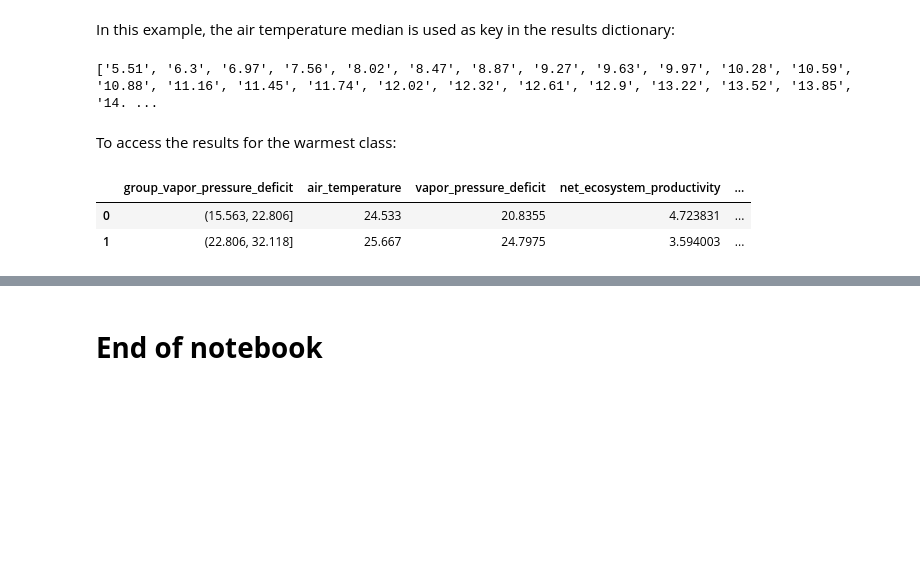
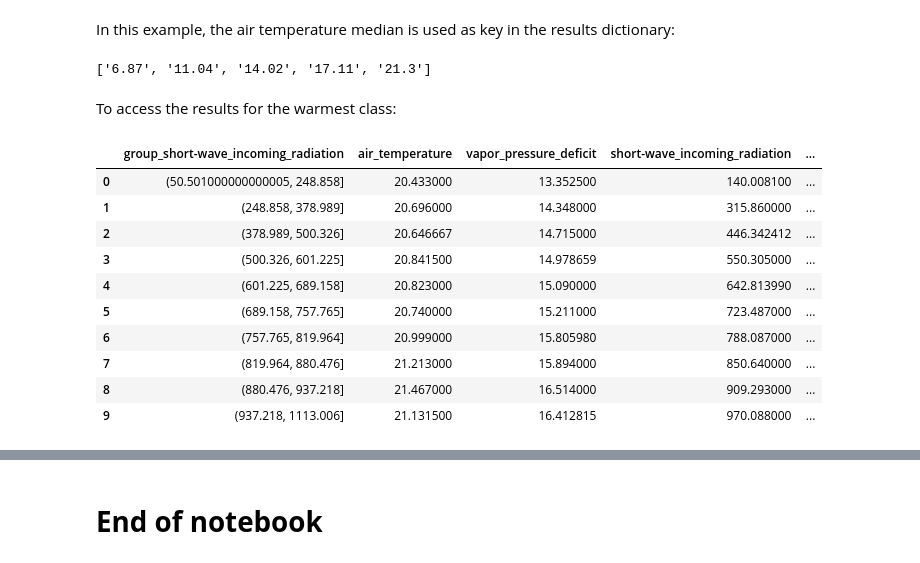
Before and after one commit to holukas/diive, a Jupyter notebook: notebooks/Analyses/DecouplingSortingBins.ipynb, the cells around one changed output, grey strips where cells are left out. Cells and saved outputs as stored; diff of their text form; code cells hidden in the pictures; blank space fills up the shorter version.

```diff
--- a/notebooks/Analyses/DecouplingSortingBins.ipynb
+++ b/notebooks/Analyses/DecouplingSortingBins.ipynb
@@ -51,27 +48,24 @@ df = load_exampledata_parquet()
 df = df.loc[(df.index.month >= 6) & (df.index.month <= 9)].copy()
 
 # Keep daytime data (radiation > 50 W m-2) and data when air temperatures was > 5°C
-daytime_locs = (df[swin_col] > 50) & (df[ta_col] > 5)
+daytime_locs = (df[swin_col] > 50) & (df[ta_col] > 0)
 df = df[daytime_locs].copy()
 
 # Rename variables
 rename_dict = {
     ta_col: 'air_temperature',
     vpd_col: 'vapor_pressure_deficit',
-    nee_col: 'net_ecosystem_productivity'
+    swin_col: 'short-wave_incoming_radiation'
 }
 df = df.rename(columns=rename_dict, inplace=False)
 
 # Use new column names
 ta_col = 'air_temperature'
 vpd_col = 'vapor_pressure_deficit'
-nee_col = 'net_ecosystem_productivity'
-
-# Convert NEE to NEP
-df[nee_col] = df[nee_col].multiply(-1)
+swin_col = 'short-wave_incoming_radiation'
 
 # Make subset
-df = df[[ta_col, vpd_col, nee_col]].copy()
+df = df[[ta_col, vpd_col, swin_col]].copy()
 
 df
 # %% [output]
@@ -97,10 +91,10 @@ Loaded .parquet file L:\Sync\luhk_work\20 - CODING\21 - DIIVE\diive\diive\config
 # %%
 sbm = SortingBinsMethod(df=df,
                         var1_col=ta_col,
-                        var2_col=vpd_col,
-                        var3_col=nee_col,
-                        n_bins_var1=48,
-                        n_subbins_var2=2,
+                        var2_col=swin_col,
+                        var3_col=vpd_col,
+                        n_bins_var1=5,
+                        n_subbins_var2=10,
                         convert_to_percentiles=False)
 sbm.calcbins()
 # %%
@@ -119,15 +113,23 @@ for group_key, group_df in binmedians.items():
     keys.append(group_key)
 print(keys, end=" ")
 # %% [output]
-['5.51', '6.3', '6.97', '7.56', '8.02', '8.47', '8.87', '9.27', '9.63', '9.97', '10.28', '10.59', '10.88', '11.16', '11.45', '11.74', '12.02', '12.32', '12.61', '12.9', '13.22', '13.52', '13.85', '14. ...
+['6.87', '11.04', '14.02', '17.11', '21.3']
 # %% [markdown]
 To access the results for the warmest class:
 # %%
-binmedians['25.21']
+binmedians['21.3']
 # %% [output]
-|  | group_vapor_pressure_deficit | air_temperature | vapor_pressure_deficit | net_ecosystem_productivity | ... |
-| 0 | (15.563, 22.806] | 24.533 | 20.8355 | 4.723831 | ... |
-| 1 | (22.806, 32.118] | 25.667 | 24.7975 | 3.594003 | ... |
+|  | group_short-wave_incoming_radiation | air_temperature | vapor_pressure_deficit | short-wave_incoming_radiation | ... |
+| 0 | (50.501000000000005, 248.858] | 20.433000 | 13.352500 | 140.008100 | ... |
+| 1 | (248.858, 378.989] | 20.696000 | 14.348000 | 315.860000 | ... |
+| 2 | (378.989, 500.326] | 20.646667 | 14.715000 | 446.342412 | ... |
+| 3 | (500.326, 601.225] | 20.841500 | 14.978659 | 550.305000 | ... |
+| 4 | (601.225, 689.158] | 20.823000 | 15.090000 | 642.813990 | ... |
+| 5 | (689.158, 757.765] | 20.740000 | 15.211000 | 723.487000 | ... |
+| 6 | (757.765, 819.964] | 20.999000 | 15.805980 | 788.087000 | ... |
+| 7 | (819.964, 880.476] | 21.213000 | 15.894000 | 850.640000 | ... |
+| 8 | (880.476, 937.218] | 21.467000 | 16.514000 | 909.293000 | ... |
+| 9 | (937.218, 1113.006] | 21.131500 | 16.412815 | 970.088000 | ... |
 # %% [markdown]
 </br>
 # %% [markdown]
```
Also changed, not shown: parts of 5 cells of this notebook.
